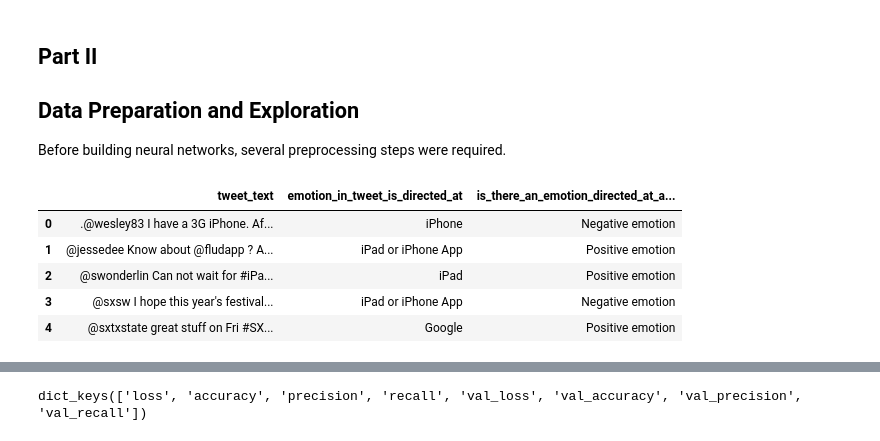
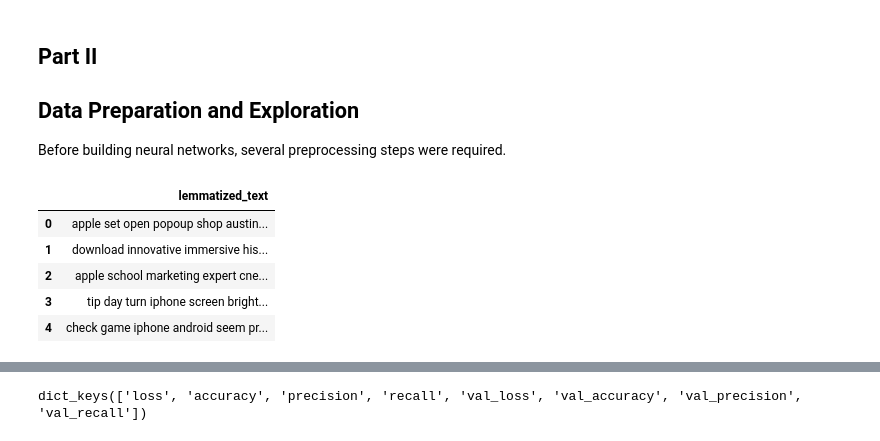
Before and after one commit to VolhaP87/Twitter_Sentiment_Analysis, a Jupyter notebook: Part II: Neural Networks.ipynb, the cells around one changed output, grey strips where cells are left out. Saved outputs shown, nothing was run; the diff lists cells and outputs as text; code cells hidden in the pictures.

Commit message:
Clean the Data

```diff
--- a/Part II: Neural Networks.ipynb
+++ b/Part II: Neural Networks.ipynb
@@ -24,12 +24,13 @@ import warnings
 warnings.filterwarnings(action='ignore')
 # %%
 # Import data and inspect it
-df = pd.read_csv('Data/tweet_product_company.csv',  encoding = 'unicode_escape')
-df.head()
+
+X_train_final = pd.read_csv('Data/X_train_final.csv')
+X_train_final.head()
 # %% [output]
-|  | tweet_text | emotion_in_tweet_is_directed_at | is_there_an_emotion_directed_at_a... |
-| 0 | .@wesley83 I have a 3G iPhone. Af... | iPhone | Negative emotion |
-| 1 | @jessedee Know about @fludapp ? A... | iPad or iPhone App | Positive emotion |
-| 2 | @swonderlin Can not wait for #iPa... | iPad | Positive emotion |
-| 3 | @sxsw I hope this year's festival... | iPad or iPhone App | Negative emotion |
-| 4 | @sxtxstate great stuff on Fri #SX... | Google | Positive emotion |
+|  | lemmatized_text |
+| 0 | apple set open popoup shop austin... |
+| 1 | download innovative immersive his... |
+| 2 | apple school marketing expert cne... |
+| 3 | tip day turn iphone screen bright... |
+| 4 | check game iphone android seem pr... |
```
Also changed, not shown: parts of 17 cells of this notebook, 8 other files.
